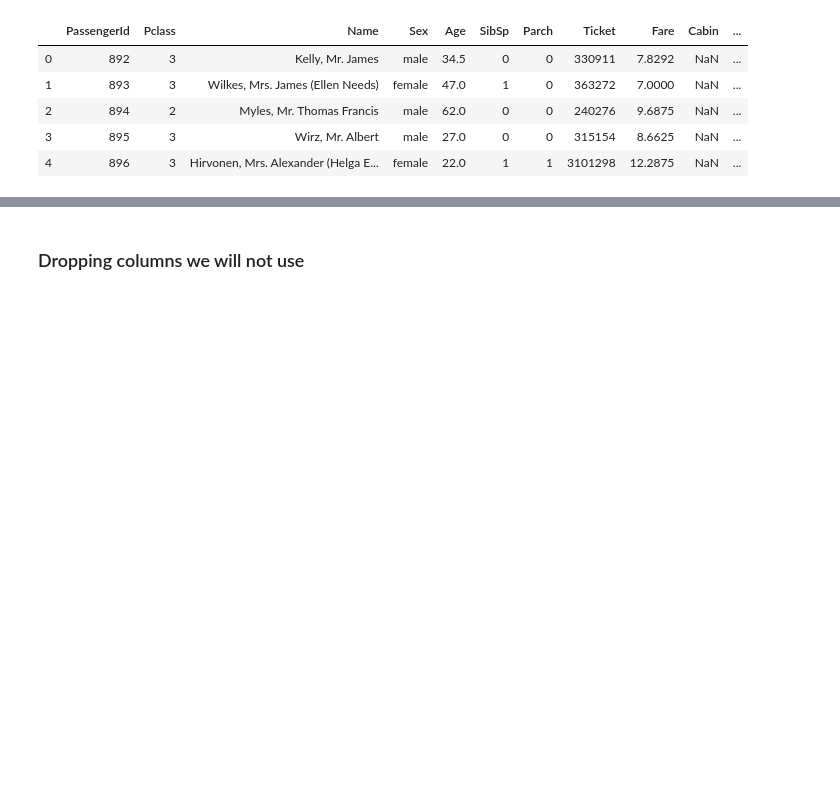
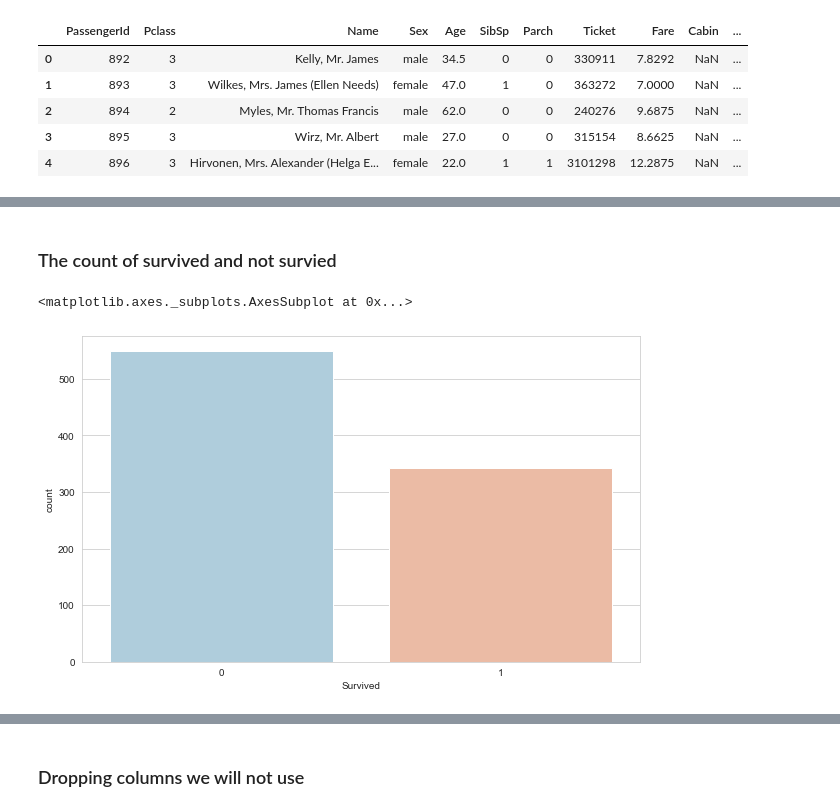
Before and after one commit to Mohamed-code-13/Titanic_model_prediction, a Jupyter notebook: Titanic Predictions.ipynb, the cells around one changed output, grey strips where cells are left out. Cells and saved outputs as stored; diff of their text form; code cells hidden in the pictures; blank space fills up the shorter version.

```diff
--- a/Titanic Predictions.ipynb
+++ b/Titanic Predictions.ipynb
@@ -58,0 +84,9 @@ data.describe
+# %% [markdown]
+### The count of survived and not survied
+# %%
+plt.figure(figsize=(10, 6))
+sns.set_style('whitegrid')
+sns.countplot(x='Survived',data=data,palette='RdBu_r')
+# %% [output]
+<matplotlib.axes._subplots.AxesSubplot at 0x...>
+[figure, added]
```
Also changed, not shown: parts of 43 cells of this notebook, 2 other files.
